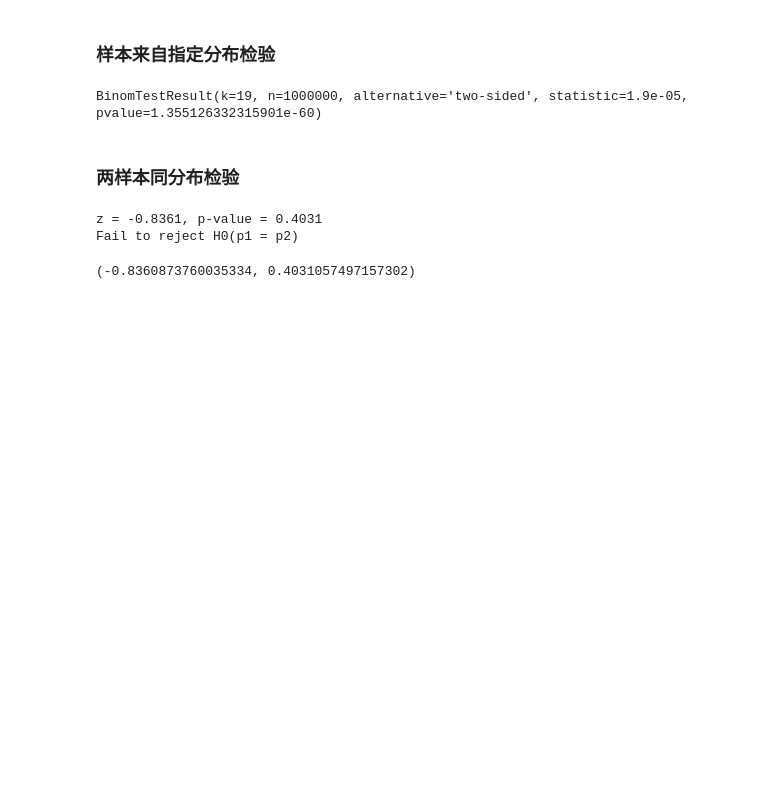
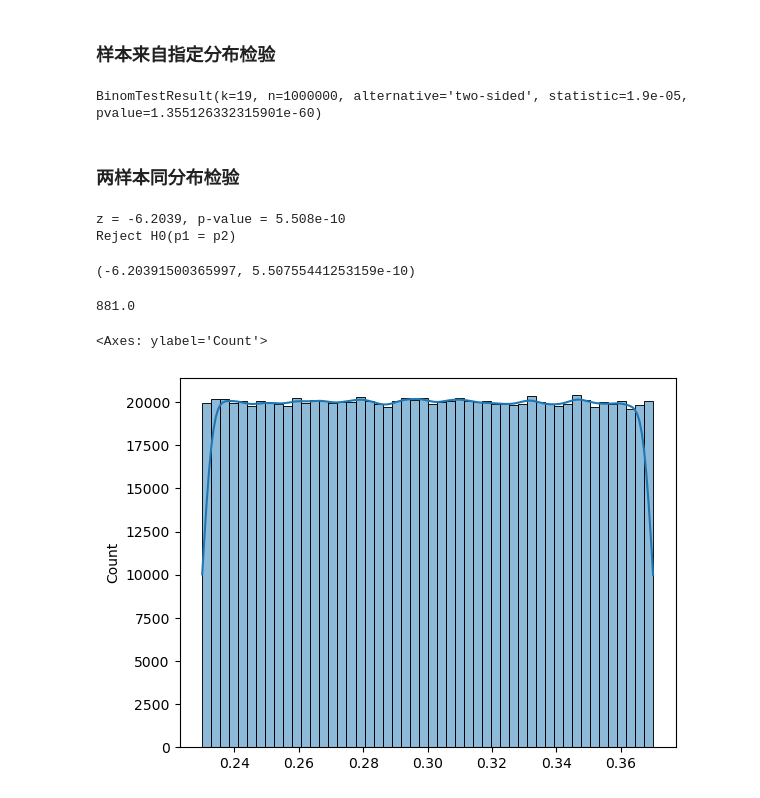
Before and after one commit to Leonhardqwq/simu_cpp, a Jupyter notebook: 置信区间与假设检验.ipynb, the cells around one changed output. Drawn from its saved outputs; the diff is of its cells as text; code cells hidden in the pictures; blank space fills up the shorter version.

```diff
--- a/置信区间与假设检验.ipynb
+++ b/置信区间与假设检验.ipynb
@@ -95,11 +95,11 @@ BinomTestResult(k=19, n=1000000, alternative='two-sided', statistic=1.9e-05, pva
 ### 两样本同分布检验
 # %%
 
-p_x, n_x = 0.034 / 100.0 , 2*10 ** 5
-p_y, n_y = 0.03766 / 100.0 , 10 ** 7
+p_x, n_x = 0.097 / 100.0 , 10 ** 6
+p_y, n_y = 0.1263 / 100.0 , 10 ** 6
 
 proportion_test(p_x, n_x, p_y, n_y, alternative='two-sided')
 # %% [output]
-z = -0.8361, p-value = 0.4031
-Fail to reject H0(p1 = p2)
+z = -6.2039, p-value = 5.508e-10
+Reject H0(p1 = p2)
-(-0.8360873760035334, 0.4031057497157302)
+(-6.20391500365997, 5.50755441253159e-10)
@@ -105,0 +109,14 @@ Fail to reject H0(p1 = p2)
+# %%
+v0 = 0.30
+np.ceil(124.1  / 0.47/ v0)
+# %% [output]
+881.0
+# %%
+n_size = 1000000
+v = np.random.uniform(0.23, 0.37, n_size)
+t = np.ceil(124.1  / 0.47/ v)
+# %%
+sns.histplot(v, bins=50, kde=True)
+# %% [output]
+<Axes: ylabel='Count'>
+[figure, added]
```
Also changed, not shown: parts of 3 cells of this notebook, 1 other file.
